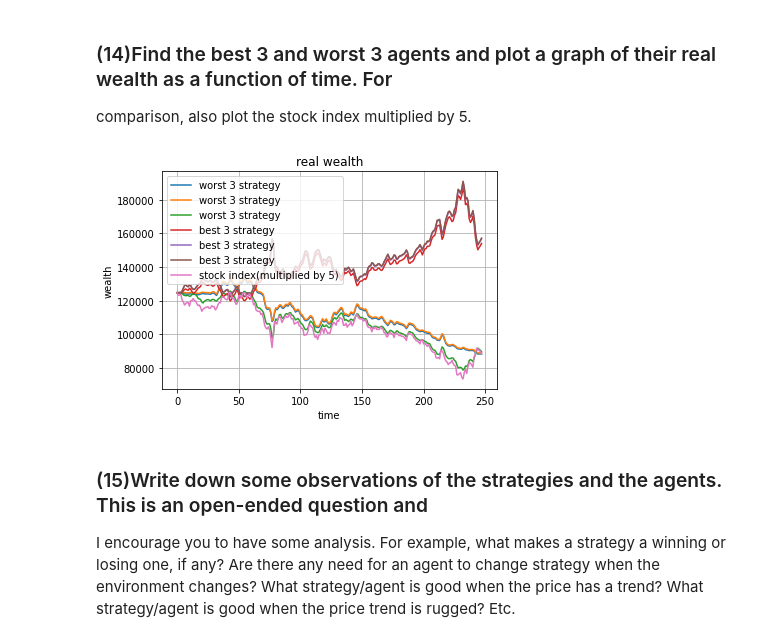
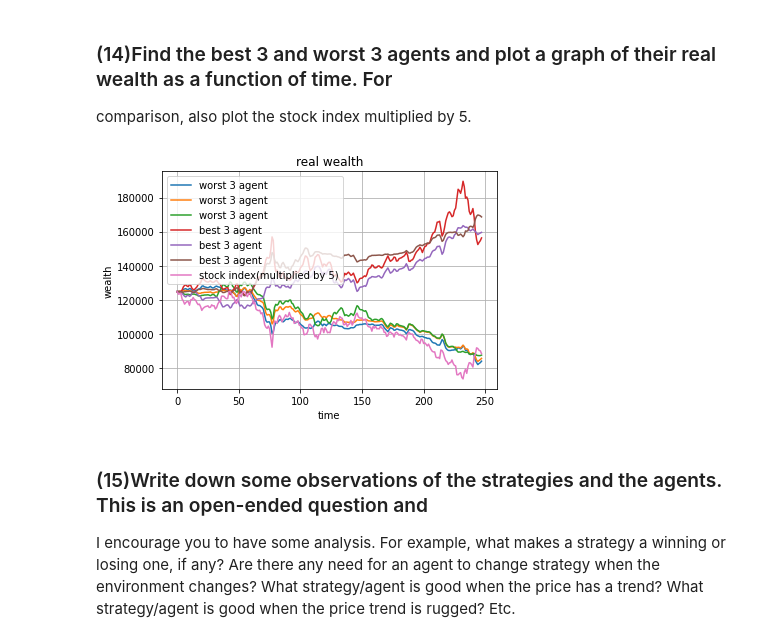
Before and after one commit to Algebra-FUN/DDM-Coursework, a Jupyter notebook: MSDM5003/Assignment/HW7/HW7A.ipynb, the cells around one changed output. Cells and saved outputs as stored; diff of their text form; code cells hidden in the pictures.

```diff
--- a/MSDM5003/Assignment/HW7/HW7A.ipynb
+++ b/MSDM5003/Assignment/HW7/HW7A.ipynb
@@ -141,18 +141,18 @@ plt.show()
 ### (14)Find  the  best  3  and  worst  3  agents  and  plot  a  graph  of  their  real  wealth  as  a  function  of  time.  For
 comparison, also plot the stock index multiplied by 5.
 # %%
-sorted_rwealth = rwealth[np.argsort(rwealth[:,-1])]
-plt.plot(sorted_rwealth[:3].T,label="worst 3 strategy")
-plt.plot(sorted_rwealth[-3:].T,label="best 3 strategy")
+sorted_rwealth = rwealth[:,np.argsort(rwealth[-1])]
+plt.plot(sorted_rwealth[:,:3],label="worst 3 agent")
+plt.plot(sorted_rwealth[:,-3:],label="best 3 agent")
 plt.plot(5*P,label="stock index(multiplied by 5)")
 plt.grid(True)
 plt.legend()
 plt.xlabel("time")
 plt.ylabel("wealth")
 plt.title("real wealth")
 plt.show()
 # %% [output]
-[figure, old version]
+[figure, new version]
 # %% [markdown]
 ### (15)Write down some observations of the strategies and the agents. This is an open-ended question and
 I encourage you to have some analysis. For example, what makes a strategy a winning or losing one,
```
Also changed, not shown: parts of 4 cells of this notebook, 1 other file.
